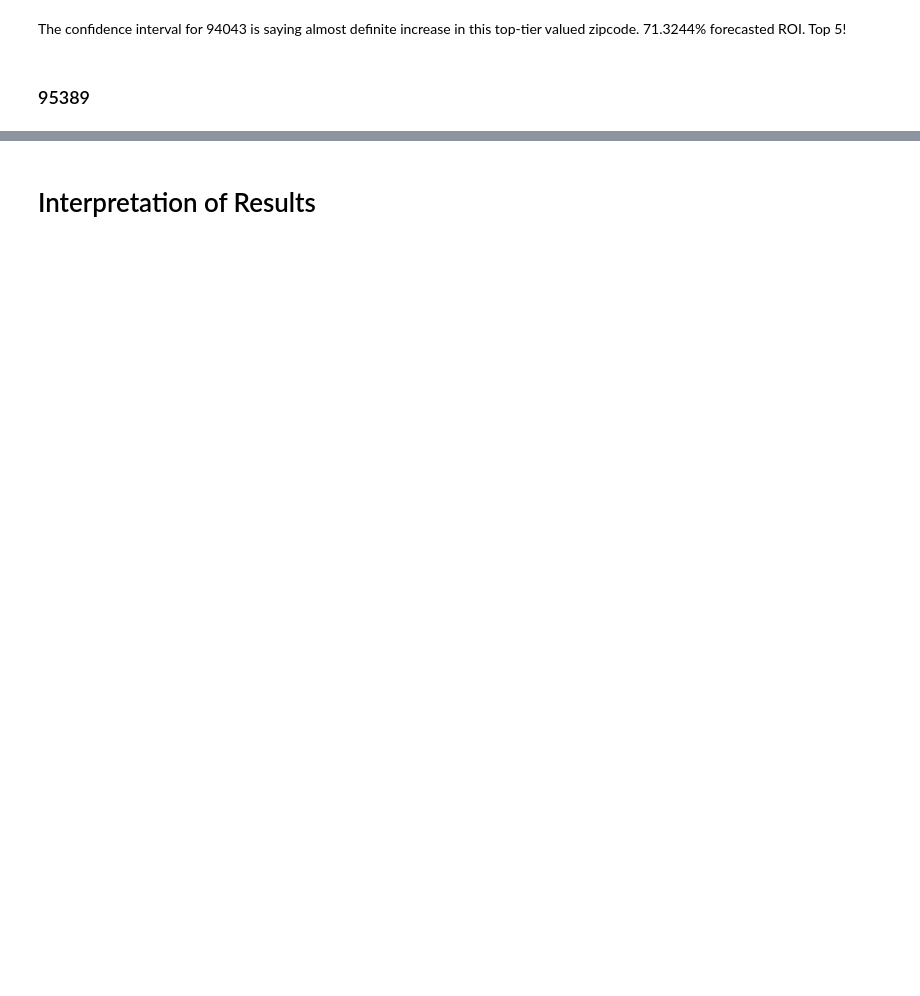
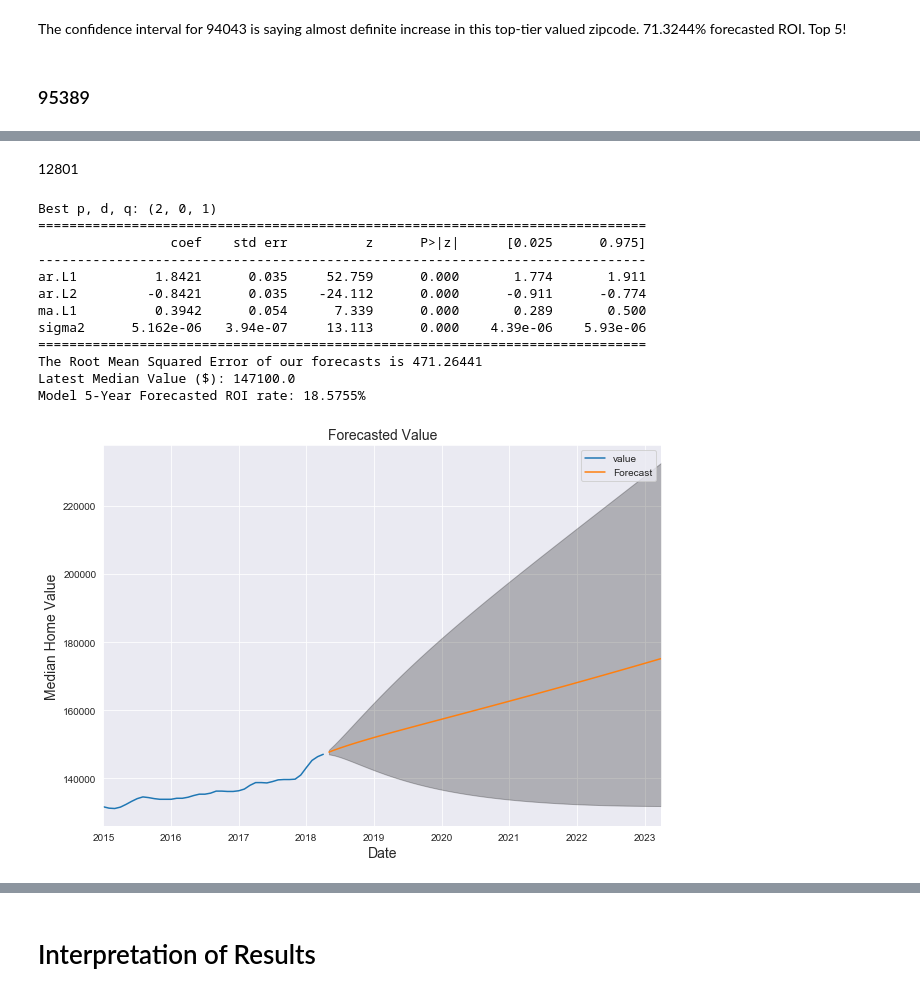
Before and after one commit to oac0de/Real-Estate-Forecasting, a Jupyter notebook: Final_TS_Notebook.ipynb, the cells around one changed output, grey strips where cells are left out. Cells and saved outputs as stored; diff of their text form; code cells hidden in the pictures; blank space fills up the shorter version.

```diff
--- a/Final_TS_Notebook.ipynb
+++ b/Final_TS_Notebook.ipynb
@@ -1439,0 +1334,22 @@ Model 5-Year Forecasted ROI rate: 37.3165%
+# %% [markdown]
+12801
+# %%
+zip12801 = melt_data(df[(df.zipcode.isin(['12801']))])
+zip12801.drop(columns=['zipcode'], inplace=True)
+zip12801.set_index('time', inplace=True)
+log_12801 = np.log(zip12801)
+get_best_model(log_12801)
+# %% [output]
+Best p, d, q: (2, 0, 1)
+==============================================================================
+                 coef    std err          z      P>|z|      [0.025      0.975]
+------------------------------------------------------------------------------
+ar.L1          1.8421      0.035     52.759      0.000       1.774       1.911
+ar.L2         -0.8421      0.035    -24.112      0.000      -0.911      -0.774
+ma.L1          0.3942      0.054      7.339      0.000       0.289       0.500
+sigma2      5.162e-06   3.94e-07     13.113      0.000    4.39e-06    5.93e-06
+==============================================================================
+The Root Mean Squared Error of our forecasts is 471.26441
+Latest Median Value ($): 147100.0
+Model 5-Year Forecasted ROI rate: 18.5755%
+[figure, added]
```
Also changed, not shown: parts of 20 cells of this notebook, 11 other files.
